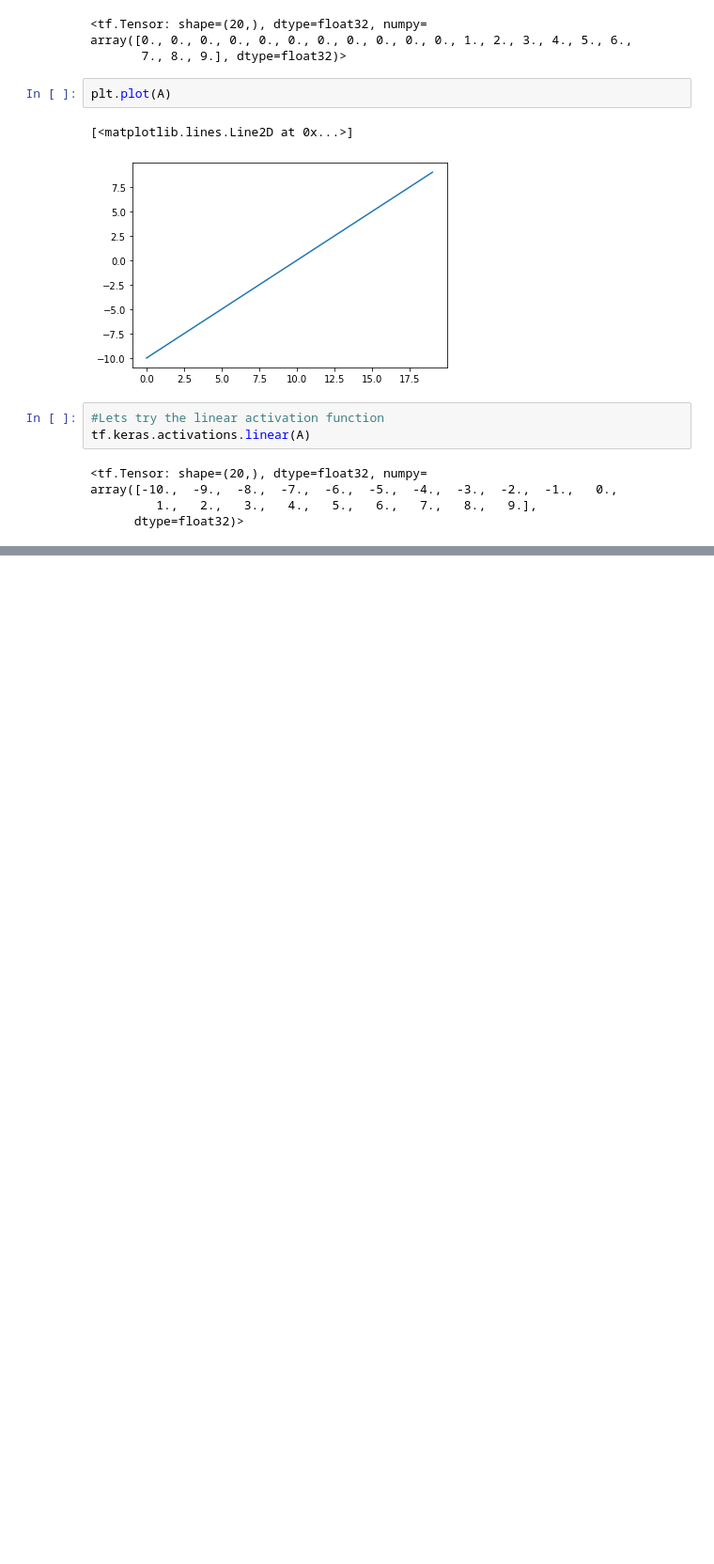
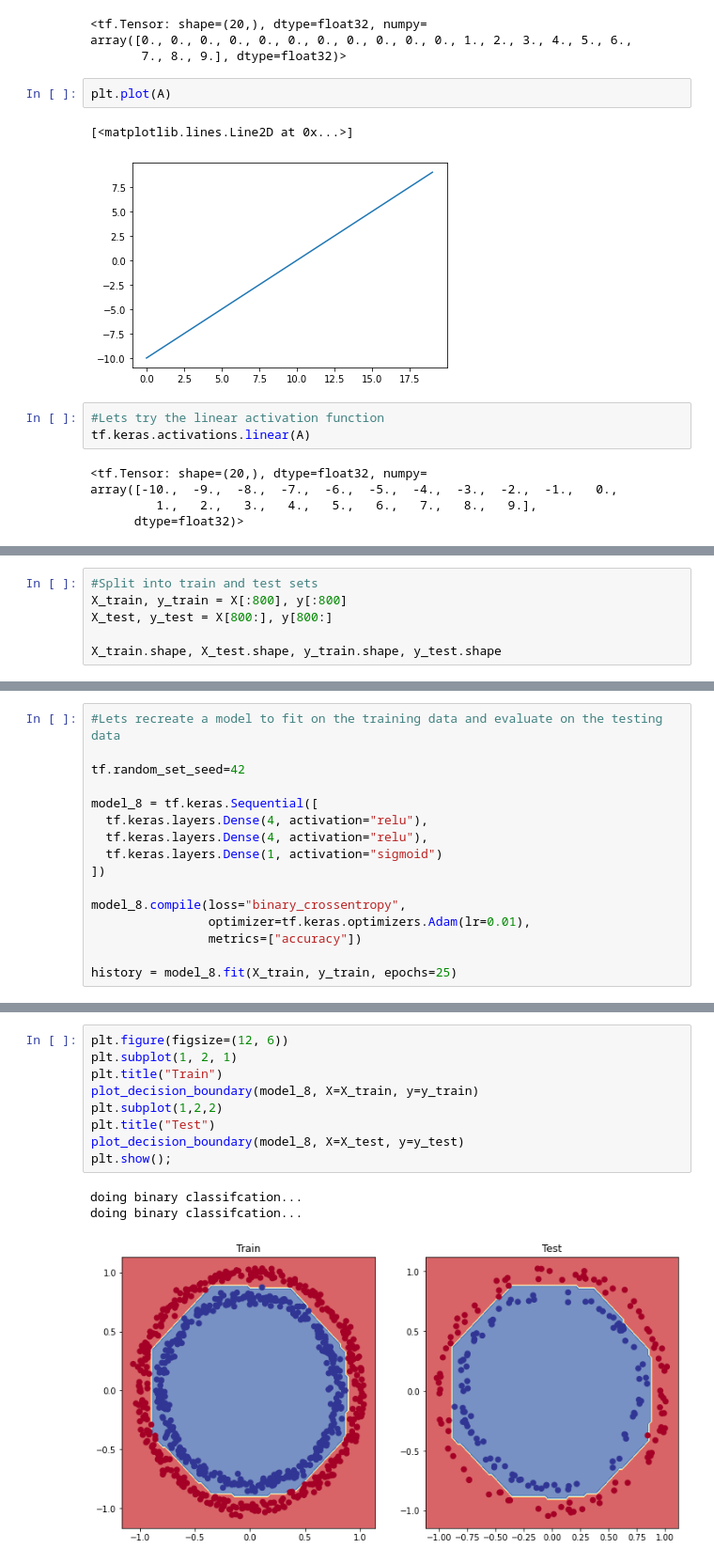
Before and after one commit to ElenaBara21/TensorFlow, a Jupyter notebook: 02_neural_network_classification_in_tensorfloew.ipynb, the cells around one changed output, grey strips where cells are left out. Shown: that part at 94% size. Cells and saved outputs as stored; diff of their text form; blank space fills up the shorter version.

```diff
--- a/02_neural_network_classification_in_tensorfloew.ipynb
+++ b/02_neural_network_classification_in_tensorfloew.ipynb
@@ -582,0 +606,6 @@ array([-10.,  -9.,  -8.,  -7.,  -6.,  -5.,  -4.,  -3.,  -2.,  -1.,   0.,
+# %%
+#Split into train and test sets
+X_train, y_train = X[:800], y[:800]
+X_test, y_test = X[800:], y[800:]
+
+X_train.shape, X_test.shape, y_train.shape, y_test.shape
@@ -582,0 +614,16 @@ array([-10.,  -9.,  -8.,  -7.,  -6.,  -5.,  -4.,  -3.,  -2.,  -1.,   0.,
+# %%
+#Lets recreate a model to fit on the training data and evaluate on the testing data
+
+tf.random_set_seed=42
+
+model_8 = tf.keras.Sequential([
+  tf.keras.layers.Dense(4, activation="relu"),
+  tf.keras.layers.Dense(4, activation="relu"),
+  tf.keras.layers.Dense(1, activation="sigmoid")
+])
+
+model_8.compile(loss="binary_crossentropy",
+                optimizer=tf.keras.optimizers.Adam(lr=0.01),
+                metrics=["accuracy"])
+
+history = model_8.fit(X_train, y_train, epochs=25)
@@ -582,0 +655,13 @@ array([-10.,  -9.,  -8.,  -7.,  -6.,  -5.,  -4.,  -3.,  -2.,  -1.,   0.,
+# %%
+plt.figure(figsize=(12, 6))
+plt.subplot(1, 2, 1)
+plt.title("Train")
+plot_decision_boundary(model_8, X=X_train, y=y_train)
+plt.subplot(1,2,2)
+plt.title("Test")
+plot_decision_boundary(model_8, X=X_test, y=y_test)
+plt.show();
+# %% [output]
+doing binary classifcation...
+doing binary classifcation...
+[figure, added]
```
Also changed, not shown: parts of 35 cells of this notebook.
